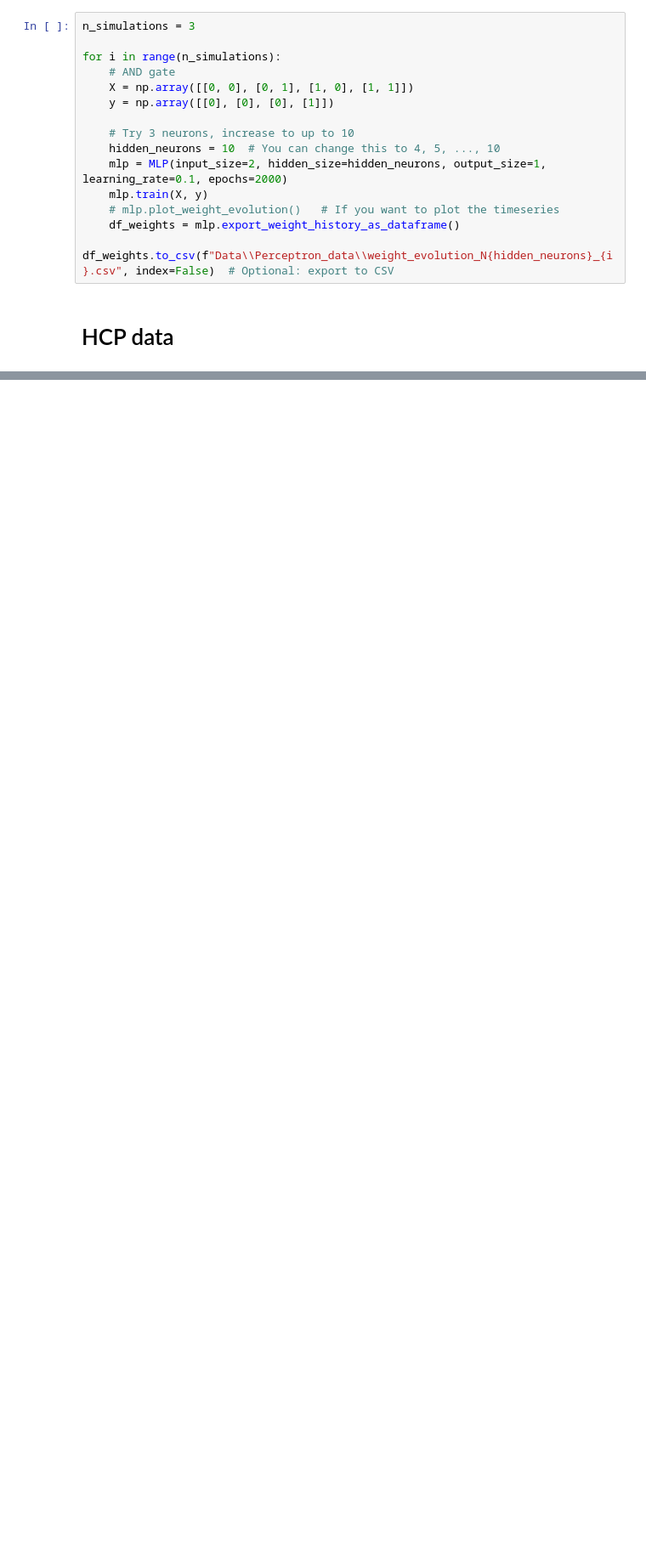
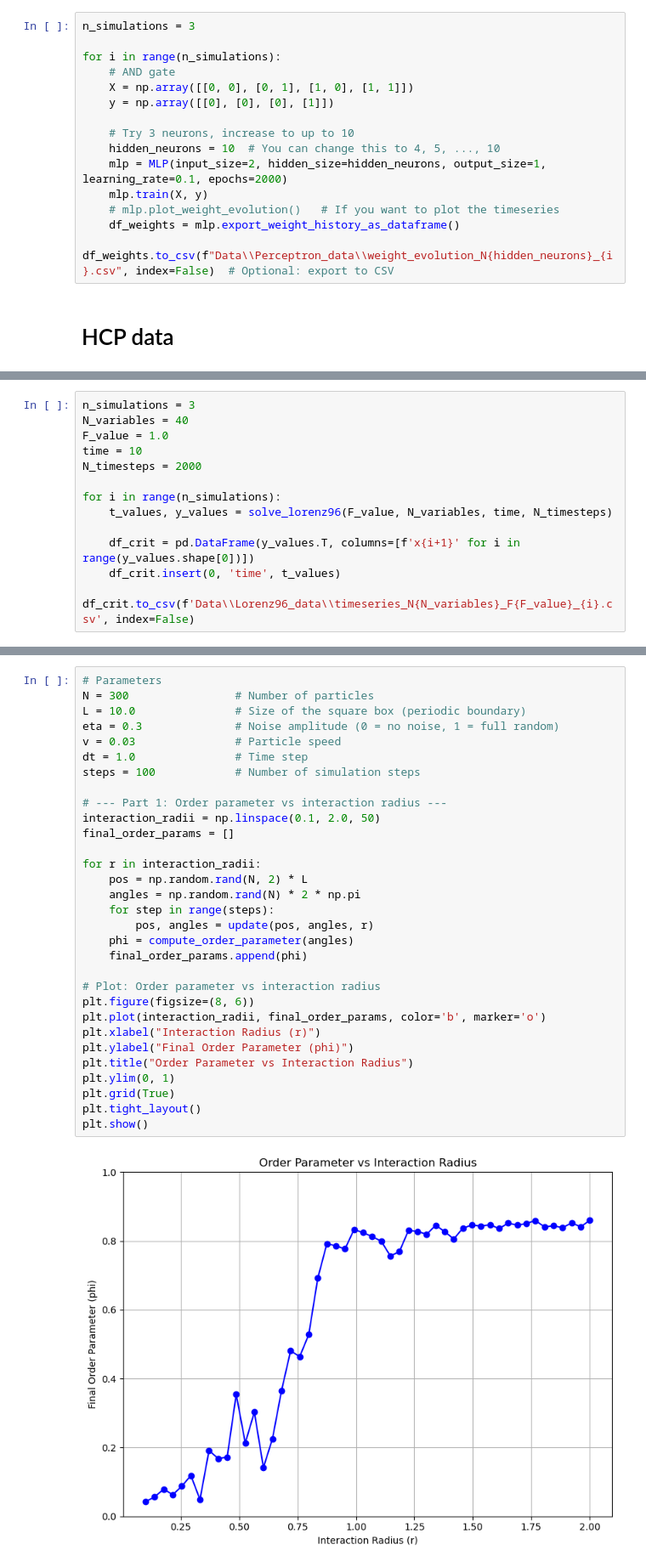
Before and after one commit to cyrilrommens/PhD_2, a Jupyter notebook: Data_preparation.ipynb, the cells around one changed output, grey strips where cells are left out. Shown at 85% size. Saved outputs shown, nothing was run; the diff lists cells and outputs as text; blank space fills up the shorter version.

```diff
--- a/Data_preparation.ipynb
+++ b/Data_preparation.ipynb
@@ -446,0 +596,13 @@ for i in range(n_simulations):
+# %%
+n_simulations = 3
+N_variables = 40
+F_value = 1.0
+time = 10
+N_timesteps = 2000
+
+for i in range(n_simulations):
+    t_values, y_values = solve_lorenz96(F_value, N_variables, time, N_timesteps)
+
+    df_crit = pd.DataFrame(y_values.T, columns=[f'x{i+1}' for i in range(y_values.shape[0])])
+    df_crit.insert(0, 'time', t_values)
+    df_crit.to_csv(f'Data\\Lorenz96_data\\timeseries_N{N_variables}_F{F_value}_{i}.csv', index=False)
@@ -446,0 +646,33 @@ for i in range(n_simulations):
+# %%
+# Parameters
+N = 300                # Number of particles
+L = 10.0               # Size of the square box (periodic boundary)
+eta = 0.3              # Noise amplitude (0 = no noise, 1 = full random)
+v = 0.03               # Particle speed
+dt = 1.0               # Time step
+steps = 100            # Number of simulation steps
+
+# --- Part 1: Order parameter vs interaction radius ---
+interaction_radii = np.linspace(0.1, 2.0, 50)
+final_order_params = []
+
+for r in interaction_radii:
+    pos = np.random.rand(N, 2) * L
+    angles = np.random.rand(N) * 2 * np.pi
+    for step in range(steps):
+        pos, angles = update(pos, angles, r)
+    phi = compute_order_parameter(angles)
+    final_order_params.append(phi)
+
+# Plot: Order parameter vs interaction radius
+plt.figure(figsize=(8, 6))
+plt.plot(interaction_radii, final_order_params, color='b', marker='o')
+plt.xlabel("Interaction Radius (r)")
+plt.ylabel("Final Order Parameter (phi)")
+plt.title("Order Parameter vs Interaction Radius")
+plt.ylim(0, 1)
+plt.grid(True)
+plt.tight_layout()
+plt.show()
+# %% [output]
+[figure, added]
```
Also changed, not shown: parts of 23 cells of this notebook, 15 other files.
